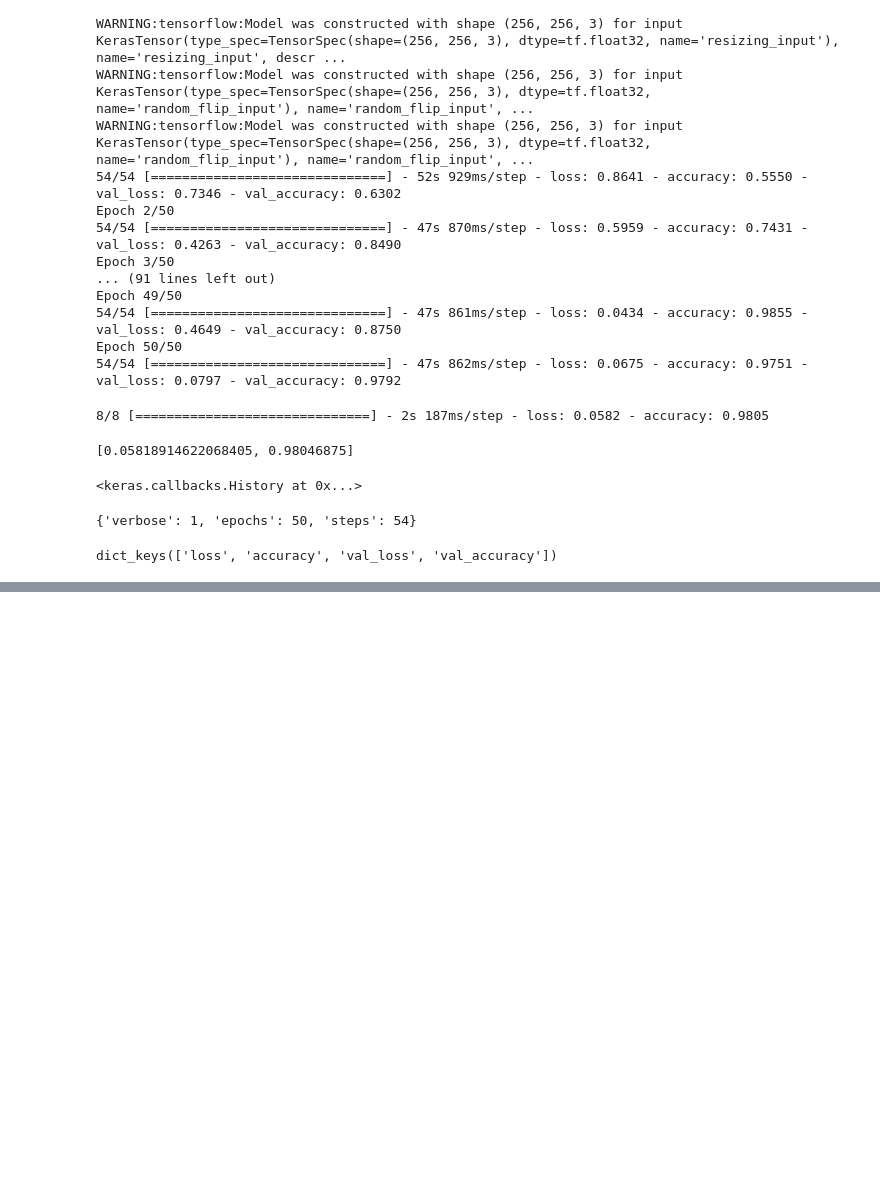
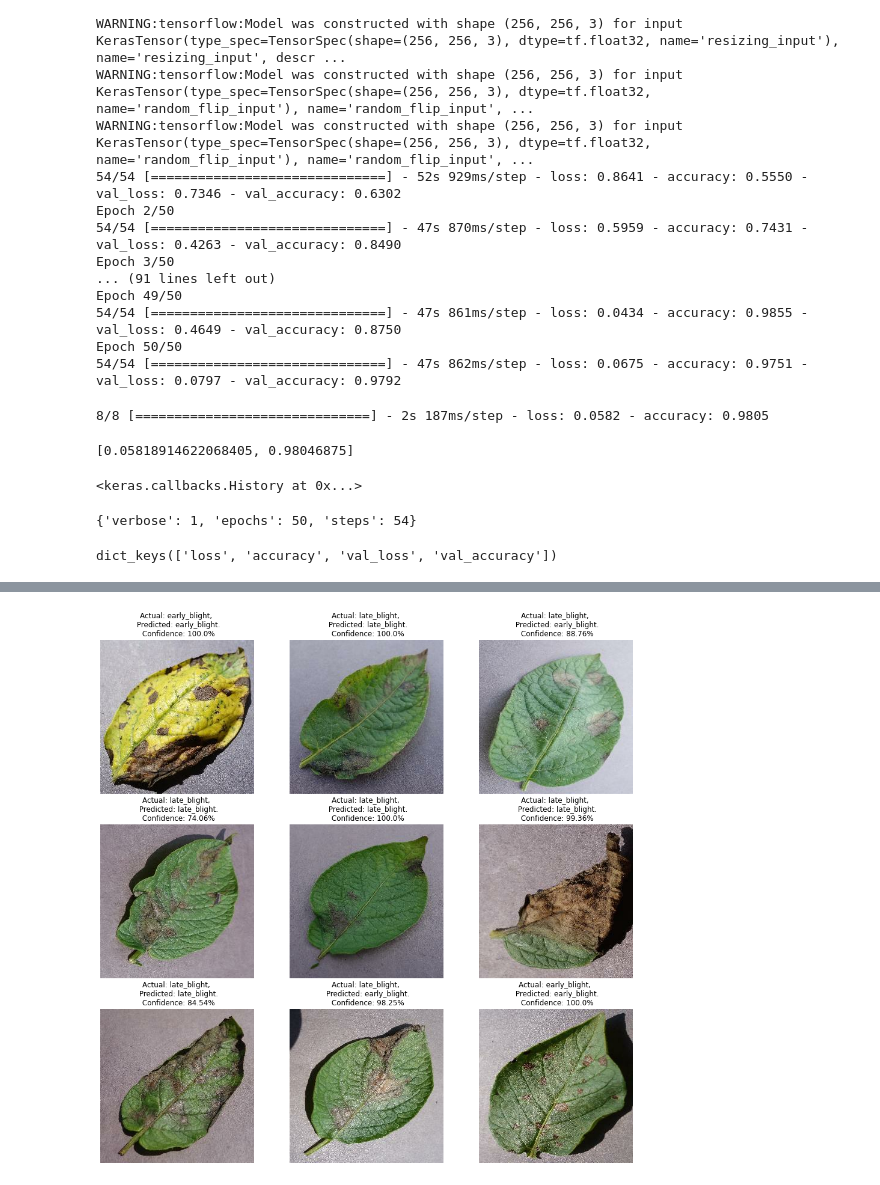
Before and after one commit to m3redithw/Potato-Disease-Image-Classification, a Jupyter notebook: eda.ipynb, the cells around one changed output, grey strips where cells are left out. Drawn from its saved outputs; the diff is of its cells as text; code cells hidden in the pictures; blank space fills up the shorter version.

```diff
--- a/eda.ipynb
+++ b/eda.ipynb
@@ -261,0 +355,24 @@ dict_keys(['loss', 'accuracy', 'val_loss', 'val_accuracy'])
+# %%
+# Create function to return the predicted class and confidence
+def predict(model, img):
+    img_array = tf.keras.preprocessing.image.img_to_array(images[i].numpy())
+    img_array = tf.expand_dims(img_array, 0) # Create a batch
+
+    predictions = model.predict(img_array)
+
+    predicted_class = class_names[np.argmax(predictions[0])]
+    confidence = round(100 * (np.max(predictions[0])), 2)
+    return predicted_class, confidence
+# %%
+for images, labels in test.take(1):
+    plt.figure(figsize = (16,16))
+    for i in range(9):
+        ax = plt.subplot(3, 3, i+1)
+        plt.imshow(images[i].numpy().astype('uint8'))
+
+        predicted_class, confidence = predict(model, images[i].numpy())
+        actual_class = class_names[labels[i]]
+
+        plt.title(f"Actual: {actual_class}, \n Predicted: {predicted_class}.\n Confidence: {confidence}%" )
+        plt.axis('off')
+# %% [output]
@@ -261,0 +388 @@ dict_keys(['loss', 'accuracy', 'val_loss', 'val_accuracy'])
+[figure, added]
```
Also changed, not shown: parts of 9 cells of this notebook.
